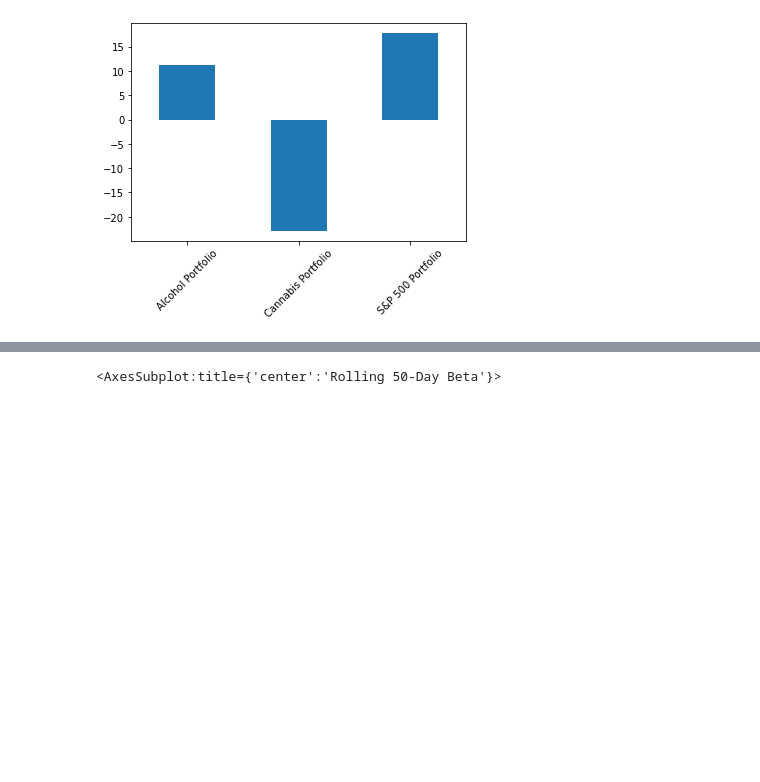
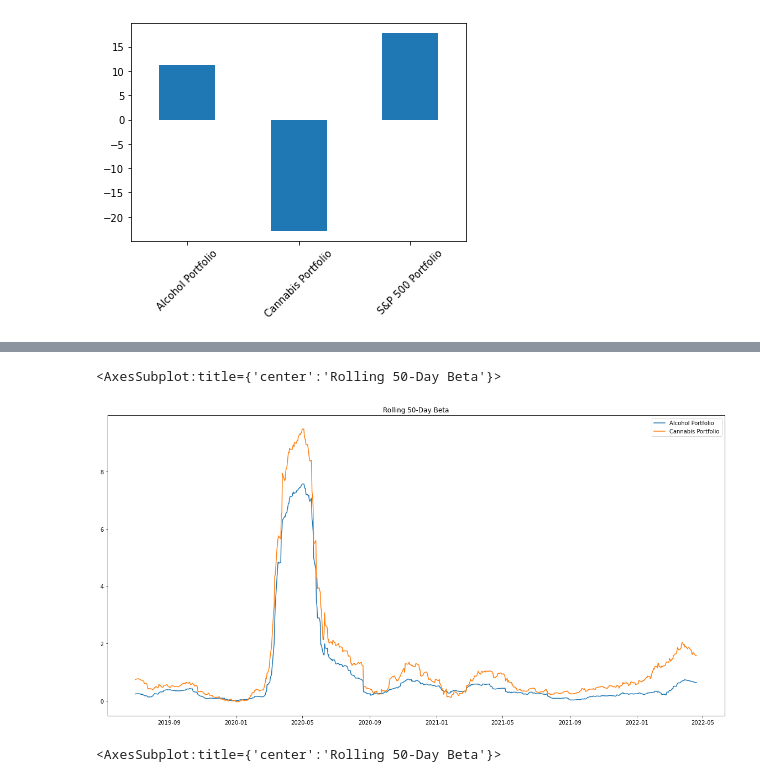
Before and after one commit to themichaelfoley/MKJ_FinTech_Project_1, a Jupyter notebook: Team3_Project1-2.ipynb, the cells around one changed output, grey strips where cells are left out. Cells and saved outputs as stored; diff of their text form; code cells hidden in the pictures; blank space fills up the shorter version.

```diff
--- a/Team3_Project1-2.ipynb
+++ b/Team3_Project1-2.ipynb
@@ -429 +440,10 @@ Rolling 50-Day Beta for all portfolios
+# %%
+#######First attempt to fix beta
+cov2 = bench_cann_alc[["Alcohol Portfolio", "Cannabis Portfolio"]].rolling(window=50).cov(bench_cann_alc["S&P 500 Portfolio"])
+var2 = bench_cann_alc["S&P 500 Portfolio"].var()
+beta2 = cov2 / var2
+beta2.plot(figsize=(20,10), title= "Rolling 50-Day Beta")
+# %% [output]
+<AxesSubplot:title={'center':'Rolling 50-Day Beta'}>
+[figure, added]
 # %%
```
Also changed, not shown: parts of 32 cells of this notebook, 3 other files.
